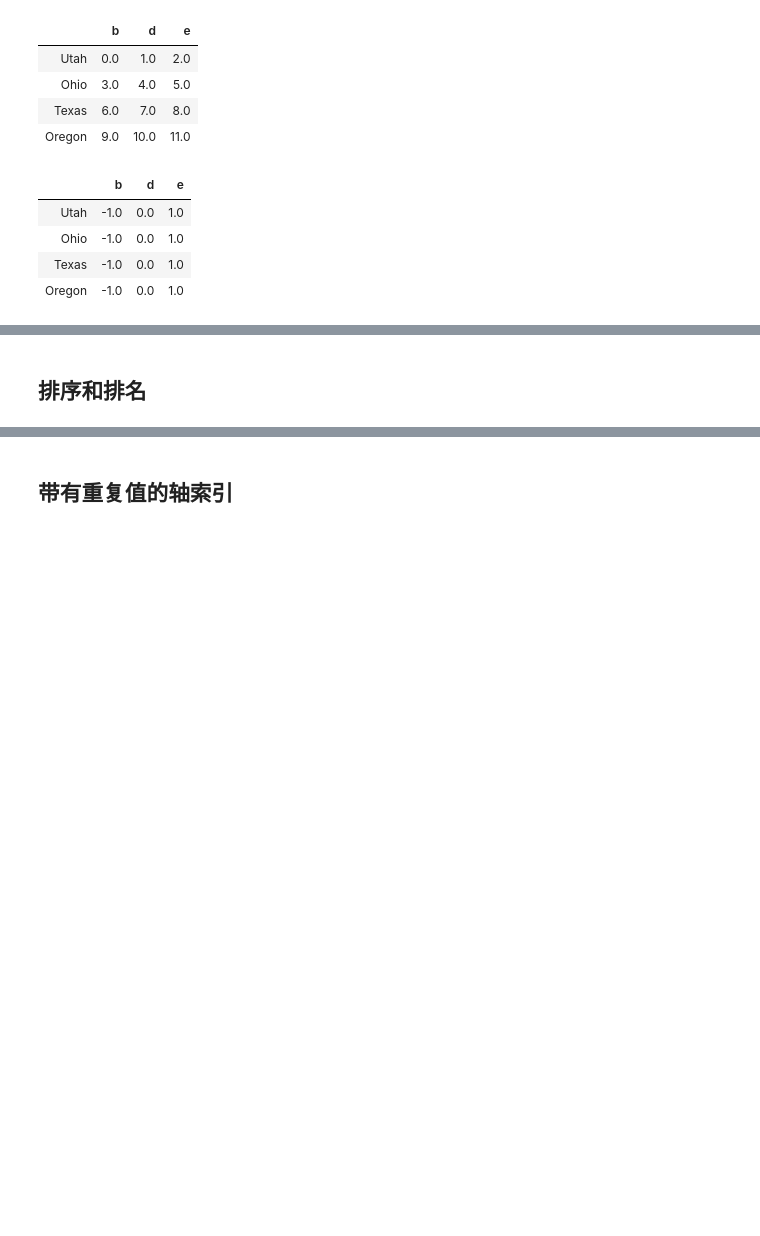
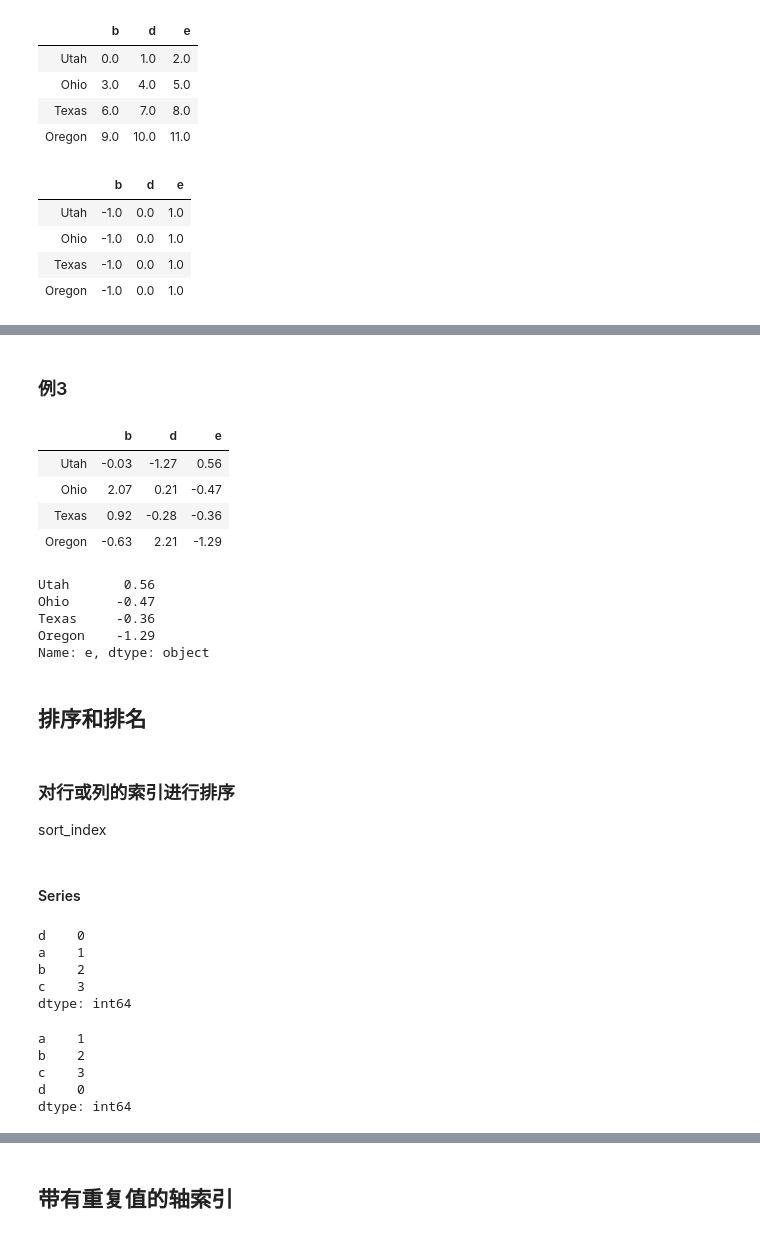
Before and after one commit to teapolyphenol/first, a Jupyter notebook: pandas.ipynb, the cells around one changed output, grey strips where cells are left out. Saved outputs shown, nothing was run; the diff lists cells and outputs as text; code cells hidden in the pictures; blank space fills up the shorter version.

```diff
--- a/pandas.ipynb
+++ b/pandas.ipynb
@@ -578,2 +639,47 @@ frame.sub(series3, axis=0)
+# %% [markdown]
+### 例3
+# %%
+# applymap 用于dataframe上，是元素级别的操作
+
+format = lambda x: '%.2f' % x
+frame.applymap(format)
+# %% [output]
+|  | b | d | e |
+| Utah | -0.03 | -1.27 | 0.56 |
+| Ohio | 2.07 | 0.21 | -0.47 |
+| Texas | 0.92 | -0.28 | -0.36 |
+| Oregon | -0.63 | 2.21 | -1.29 |
+# %%
+# map （其实是python自带的）用于series上，是元素级别的操作
+
+frame['e'].map(format)
+# %% [output]
+Utah       0.56
+Ohio      -0.47
+Texas     -0.36
+Oregon    -1.29
+Name: e, dtype: object
 # %% [markdown]
 ## 排序和排名
+# %% [markdown]
+### 对行或列的索引进行排序
+sort_index
+# %% [markdown]
+#### Series
+# %%
+obj = Series(range(4), index=['d', 'a', 'b', 'c'])
+obj
+# %% [output]
+d    0
+a    1
+b    2
+c    3
+dtype: int64
+# %%
+obj.sort_index()
+# %% [output]
+a    1
+b    2
+c    3
+d    0
+dtype: int64
```
Also changed, not shown: parts of 29 cells of this notebook.
